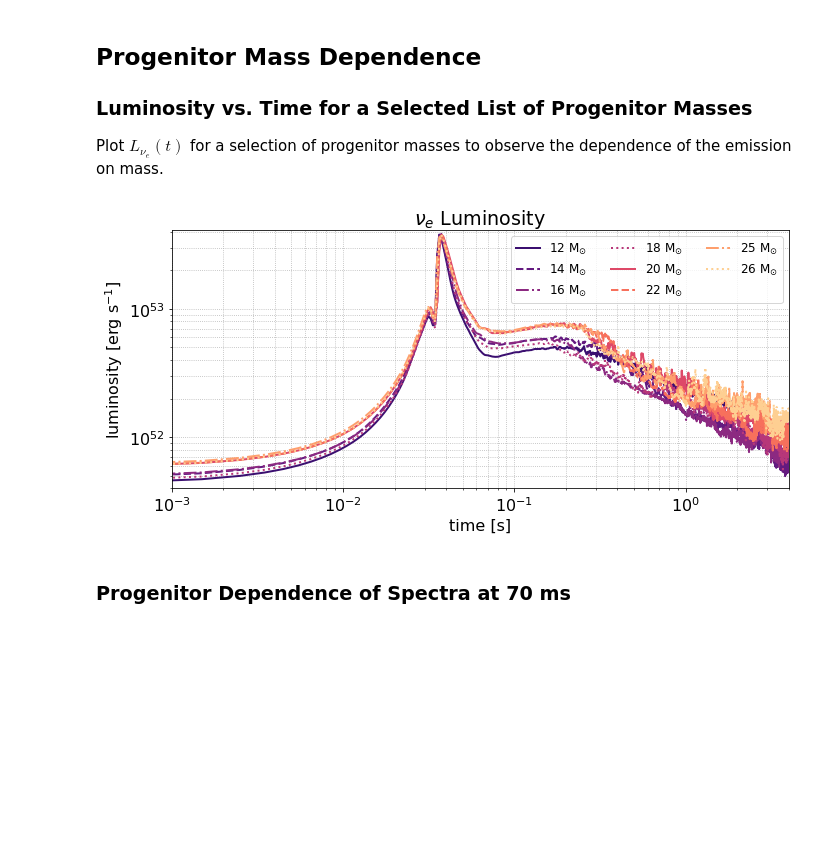
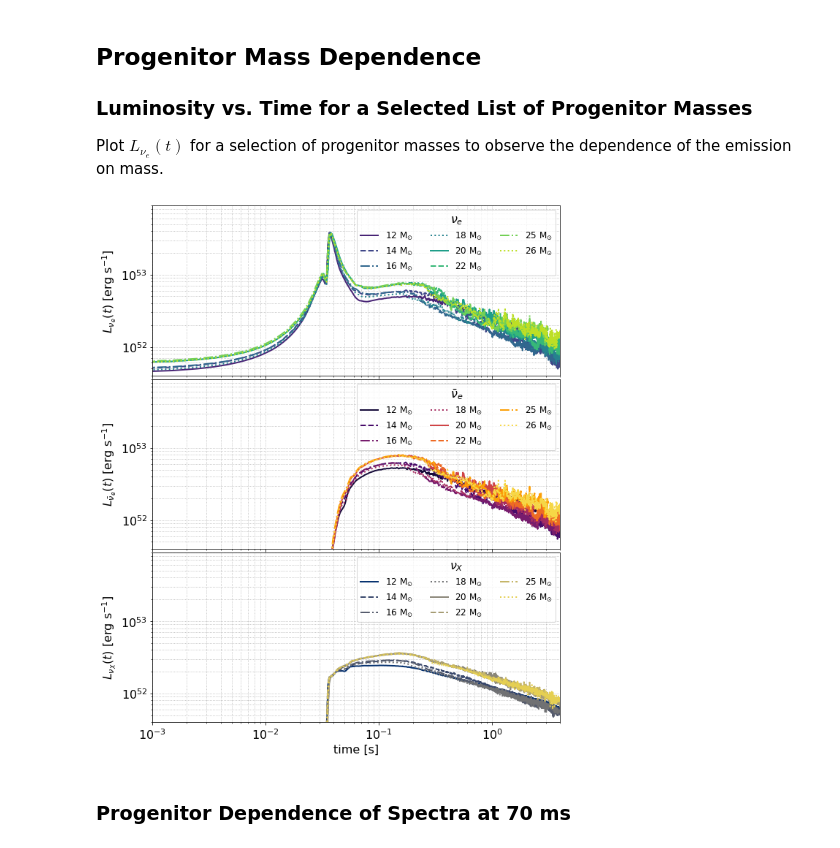
Before and after one commit to SNEWS2/snewpy, a Jupyter notebook: doc/nb/Fornax_2021_2D.ipynb, the cells around one changed output. Drawn from its saved outputs; the diff is of its cells as text; code cells hidden in the pictures; blank space fills up the shorter version.

Commit message:
Add plots of nu_e_bar and nu_X fluxes.

```diff
--- a/doc/nb/Fornax_2021_2D.ipynb
+++ b/doc/nb/Fornax_2021_2D.ipynb
@@ -47,15 +51,17 @@ $[-0.2135,~-0.2125,~-0.2115,~\dots,~4.4865,~4.4875,~4.4885] \; \mathrm{s}$
 # %%
 fig, ax = plt.subplots(1,1, figsize=(10,5), tight_layout=True)
 
-linestyles = ['-', '--', '-.', ':']
+linestyles = ['--', '-.', '-', ':']
 
 for linestyle, flavor in zip(linestyles, Flavor):
-    ax.plot(model.time, model.luminosity[flavor], lw=3, ls=linestyle, label=flavor.to_tex())
+    ax.plot(model.time, model.luminosity[flavor].to('1e53 erg/s'), lw=3, ls=linestyle, label=flavor.to_tex())
 
 ax.set(xscale='log',
        xlim=(1e-3, 4),
        xlabel='time [s]',
-       ylim=(-0.1e52, 4.1e53),
-       ylabel='luminosity [erg s$^{-1}$]')
+       ylim=(-0.1, 4.1),
+       ylabel='luminosity [$10^{53}$ erg s$^{-1}$]',
+       title='Luminosity for {} $M_\odot$ Progenitor'.format(model.progenitor_mass.to_value('Msun')))
+ax.grid(ls=':', which='both')
 ax.legend();
 # %% [output]
@@ -113,30 +119,49 @@ fig.text(0., 0.5, 'flux [neutrino s$^{-1}$]', va='center', rotation='vertical');
 
 Plot $L_{\nu_{e}}(t)$ for a selection of progenitor masses to observe the dependence of the emission on mass.
 # %%
-fig, ax = plt.subplots(1,1, figsize=(10,5), tight_layout=True)
+fig, axes = plt.subplots(3,1, figsize=(10,13), sharex=True, sharey=True,
+                         gridspec_kw = {'hspace':0.02})
 
-flavor = Flavor.NU_E
 files = sorted(glob('../../models/Fornax_2021/lum*h5'))[::2]
-colors = mpl.cm.magma(np.linspace(0.2,0.9, len(files)))
+colors0 = mpl.cm.viridis(np.linspace(0.1,0.9, len(files)))
+colors1 = mpl.cm.inferno(np.linspace(0.1,0.9, len(files)))
+colors2 = mpl.cm.cividis(np.linspace(0.1,0.9, len(files)))
+
 linestyles = ['-', '--', '-.', ':']
 
 for i, file in enumerate(files):
     model = Fornax_2021_2D(file)
-    ax.plot(model.time, model.luminosity[flavor], lw=2, color=colors[i], ls=linestyles[i%4],
+
+    ax = axes[0]
+    flavor = Flavor.NU_E
+    ax.plot(model.time, model.luminosity[flavor], lw=2, color=colors0[i], ls=linestyles[i%4],
             label='${0.value:g}$ {0.unit:latex}'.format(model.progenitor_mass))
+    ax.set(xscale='log',
+           xlim=(1e-3, 4),
+           yscale='log',
+           ylim=(0.4e52, 9e53),
+           ylabel=r'$L_{\nu_e}(t)$ [erg s$^{-1}$]')
+    ax.grid(ls=':', which='both')
+    ax.legend(ncol=3, fontsize=12, title=r'$\nu_e$');
 
-ax.set(xscale='log',
-       xlim=(1e-3, 4),
-       xlabel='time [s]',
-       yscale='log',
-       ylim=(0.4e52, 4.1e53),
-       ylabel='luminosity [erg s$^{-1}$]',
-       title=r'$\nu_e$ Luminosity')
+    ax = axes[1]
+    flavor = Flavor.NU_E_BAR
+    ax.plot(model.time, model.luminosity[flavor], lw=2, color=colors1[i], ls=linestyles[i%4],
+        label='${0.value:g}$ {0.unit:latex}'.format(model.progenitor_mass))
+    ax.set(ylabel=r'$L_{\bar{\nu}_e}(t)$ [erg s$^{-1}$]')
+    ax.grid(ls=':', which='both')
+    ax.legend(ncol=3, fontsize=12, title=r'$\bar{\nu}_e$');
 
-ax.grid(ls=':', which='both')
-ax.legend(ncol=3, fontsize=12);
+    ax = axes[2]
+    flavor = Flavor.NU_X
+    ax.plot(model.time, model.luminosity[flavor], lw=2, color=colors2[i], ls=linestyles[i%4],
+        label='${0.value:g}$ {0.unit:latex}'.format(model.progenitor_mass))
+    ax.set(xlabel='time [s]',
+           ylabel=r'$L_{\nu_X}(t)$ [erg s$^{-1}$]')
+    ax.grid(ls=':', which='both')
+    ax.legend(ncol=3, fontsize=12, title=r'$\nu_X$');
 # %% [output]
-[figure, old version]
+[figure, new version]
 # %% [markdown]
 ### Progenitor Dependence of Spectra at 70 ms
 # %% [markdown]
```
Also changed, not shown: parts of 6 cells of this notebook.
